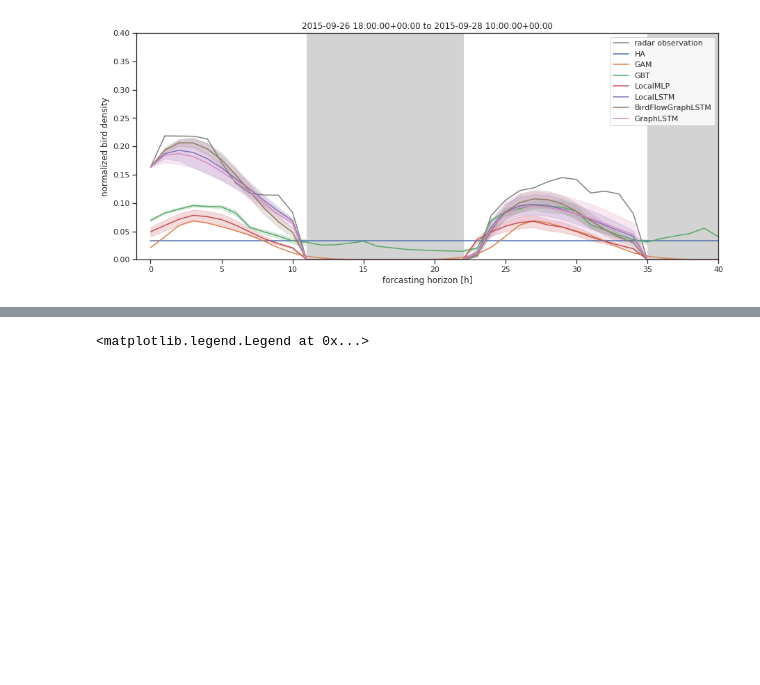
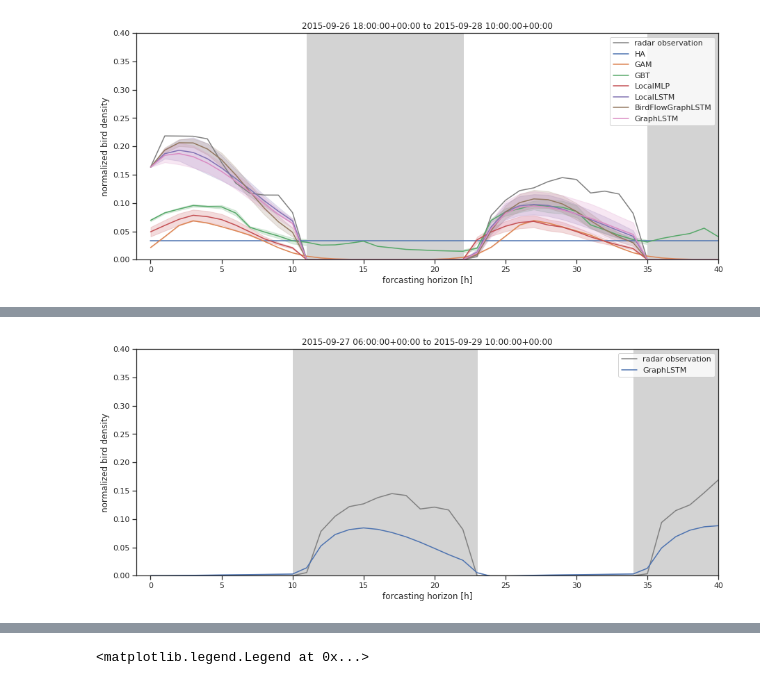
Before and after one commit to FionaLippert/birdMigration, a Jupyter notebook: notebooks/model_performance_radar.ipynb, the cells around one changed output, grey strips where cells are left out. Drawn from its saved outputs; the diff is of its cells as text; code cells hidden in the pictures; blank space fills up the shorter version.

```diff
--- a/notebooks/model_performance_radar.ipynb
+++ b/notebooks/model_performance_radar.ipynb
@@ -228,2 +232,7 @@ results_transformed['BirdFlowGraphLSTM']
+# %%
+nidx=30
+fig = utils.plot_example_prediction(results_enc, 'defld', nidx, bird_scales_enc, max=0.4)
+# %% [output]
+[figure, added]
 # %%
 m = 'GraphLSTM'
```
Also changed, not shown: parts of 4 cells of this notebook, 1 other file.
